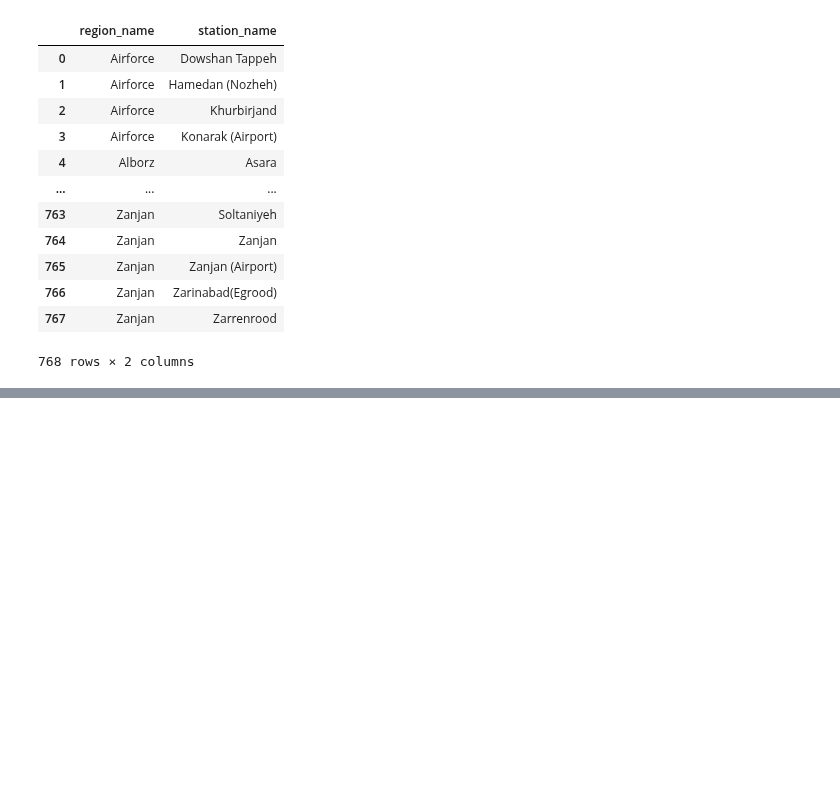
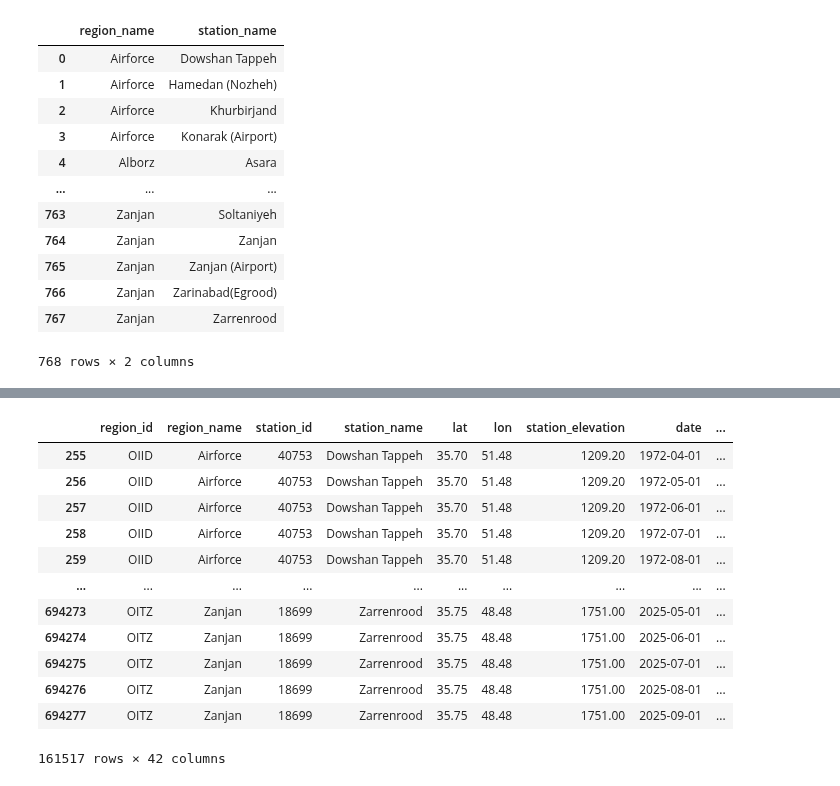
Before and after one commit to shirazialianpooya/panel-data-eto, a Jupyter notebook: src/Python/_03_.ipynb, the cells around one changed output, grey strips where cells are left out. Saved outputs shown, nothing was run; the diff lists cells and outputs as text; code cells hidden in the pictures; blank space fills up the shorter version.

```diff
--- a/src/Python/_03_.ipynb
+++ b/src/Python/_03_.ipynb
@@ -144,0 +143,19 @@ Number of unique stations:
+# %%
+# change *_count of days to percent base on number of days in month, year
+def days_in_month(year, month):
+    if month == 2:
+        if (year % 4 == 0 and year % 100 != 0) or (year % 400 == 0):
+            return 29
+        else:
+            return 28
+    elif month in [4, 6, 9, 11]:
+        return 30
+    else:
+        return 31
+
+data['days_in_month'] = data.apply(lambda row: days_in_month(row['year'], row['month']), axis=1)
+
+for col in data.columns:
+    if col.endswith('_count'):
+        percent_col = col.replace('_count', '_percent')
+        data[percent_col] = round((data[col] / data['days_in_month']) * 100, 1)
@@ -144,0 +178,16 @@ Number of unique stations:
+# %%
+data.dropna(subset=['Hargreaves'])
+# %% [output]
+|  | region_id | region_name | station_id | station_name | lat | lon | station_elevation | date | ... |
+| 255 | OIID | Airforce | 40753 | Dowshan Tappeh | 35.70 | 51.48 | 1209.20 | 1972-04-01 | ... |
+| 256 | OIID | Airforce | 40753 | Dowshan Tappeh | 35.70 | 51.48 | 1209.20 | 1972-05-01 | ... |
+| 257 | OIID | Airforce | 40753 | Dowshan Tappeh | 35.70 | 51.48 | 1209.20 | 1972-06-01 | ... |
+| 258 | OIID | Airforce | 40753 | Dowshan Tappeh | 35.70 | 51.48 | 1209.20 | 1972-07-01 | ... |
+| 259 | OIID | Airforce | 40753 | Dowshan Tappeh | 35.70 | 51.48 | 1209.20 | 1972-08-01 | ... |
+| ... | ... | ... | ... | ... | ... | ... | ... | ... | ... |
+| 694273 | OITZ | Zanjan | 18699 | Zarrenrood | 35.75 | 48.48 | 1751.00 | 2025-05-01 | ... |
+| 694274 | OITZ | Zanjan | 18699 | Zarrenrood | 35.75 | 48.48 | 1751.00 | 2025-06-01 | ... |
+| 694275 | OITZ | Zanjan | 18699 | Zarrenrood | 35.75 | 48.48 | 1751.00 | 2025-07-01 | ... |
+| 694276 | OITZ | Zanjan | 18699 | Zarrenrood | 35.75 | 48.48 | 1751.00 | 2025-08-01 | ... |
+| 694277 | OITZ | Zanjan | 18699 | Zarrenrood | 35.75 | 48.48 | 1751.00 | 2025-09-01 | ... |
+161517 rows × 42 columns
```
Also changed, not shown: parts of 4 cells of this notebook.
